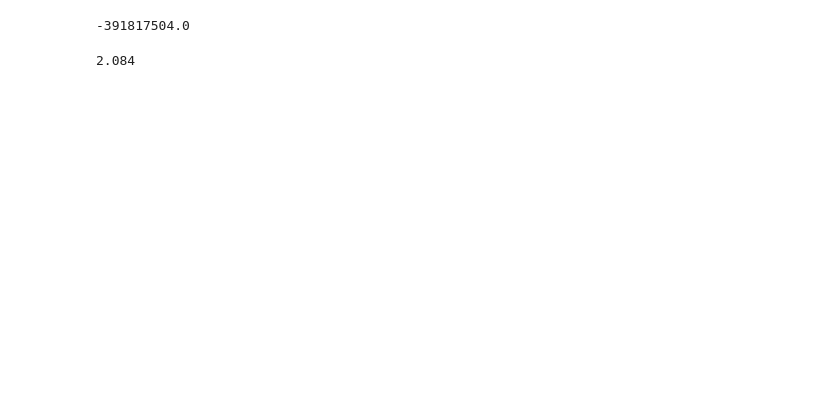
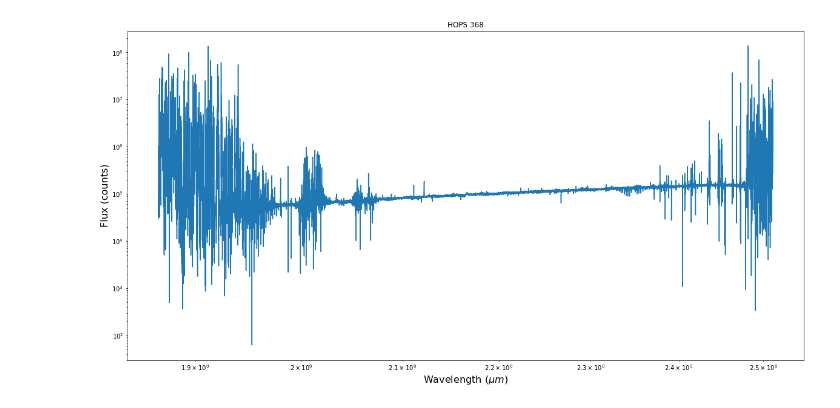
Before and after one commit to SavOliveira/IGRINS-Spectra, a Jupyter notebook: igrins_data.ipynb, the cells around one changed output. Cells and saved outputs as stored; diff of their text form; code cells hidden in the pictures; blank space fills up the shorter version.

```diff
--- a/igrins_data.ipynb
+++ b/igrins_data.ipynb
@@ -77,0 +53,3 @@ clip_hops368_data = hops368_data[2][(hops368_data[2] > 5)]
+# %%
+hops368_df = pd.DataFrame(hops368_data.byteswap().newbyteorder()).T
+hops368_df
@@ -77,0 +70,4 @@ clip_hops368_data = hops368_data[2][(hops368_data[2] > 5)]
+# %%
+hops368_df.columns = ['Wavelength','Flux','SNR','Zero']
+hops368_df = hops368_df[(hops368_df['SNR'] >= 10) & (hops368_df['Flux'] > 0)]
+hops368_df
@@ -77,0 +88,18 @@ clip_hops368_data = hops368_data[2][(hops368_data[2] > 5)]
+# %%
+fig,ax = plt.subplots(figsize=(20,10))
+
+# Plot wavelength vs flux for 6 HOPS sources
+# there is definitely a way to do this with a loop but oh well
+ax.plot(hops368_df['Wavelength'], hops368_df['Flux'])
+ax.set_xscale('log')
+ax.set_yscale('log')
+
+
+ax.set_xlabel('Wavelength ($\mu m$)',fontsize=16)
+ax.set_ylabel('Flux (counts)',fontsize=16)
+ax.set_title("HOPS 368")
+
+plt.savefig("Merged_HOPS_Spectra_loglog" + '.png')
+plt.show()
+# %% [output]
+[figure, added]
@@ -78,10 +112,8 @@ clip_hops368_data = hops368_data[2][(hops368_data[2] > 5)]
 # %%
-np.nanmin(hops368_data[2])
-# Will want to get rid of anything with S/N < 5
-for i in range(len(hops368_data)):
-    if hops368_data[2,i] < 5
+# np.nanmin(hops368_data[2])
+# # Will want to get rid of anything with S/N < 5
+# for i in range(len(hops368_data)):
+#     if hops368_data[2,i] < 5
-# %% [output]
--391817504.0
 # %%
 # Wavelength (micron)
 hops368_wavlen = hops368_data[0]
@@ -155,6 +185,2 @@ lines_wav = list(nir_dict.values())
-# %%
-nir_dict["Fe-2.084"]
-# %% [output]
-2.084
 # %%
 n = len(merged_files)
```
Also changed, not shown: parts of 19 cells of this notebook, 7 other files.
